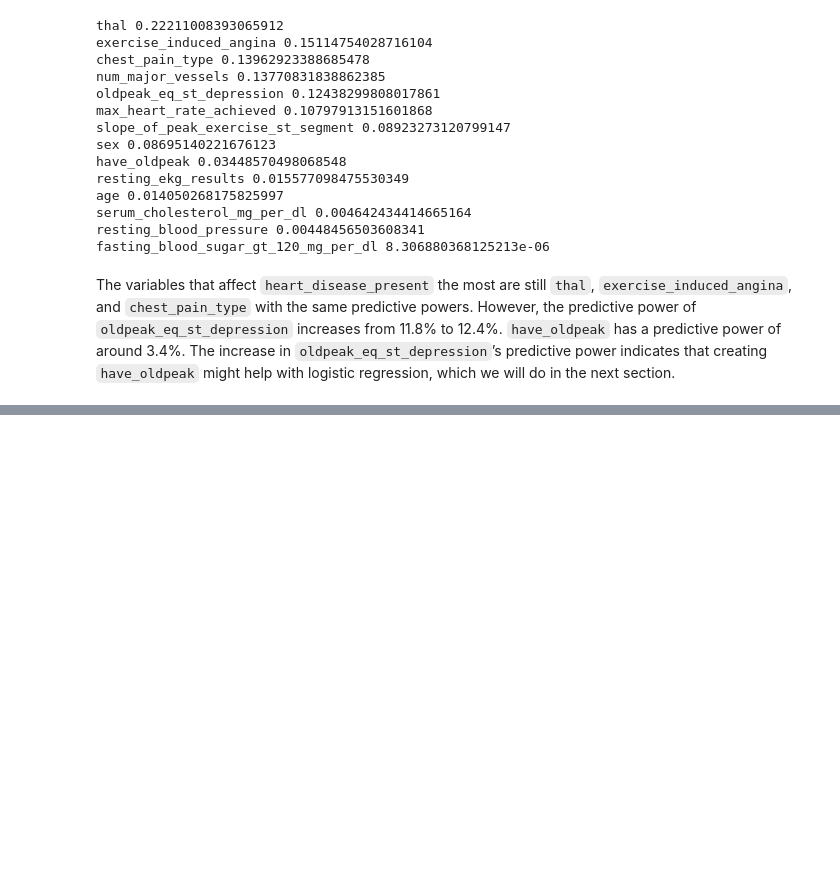
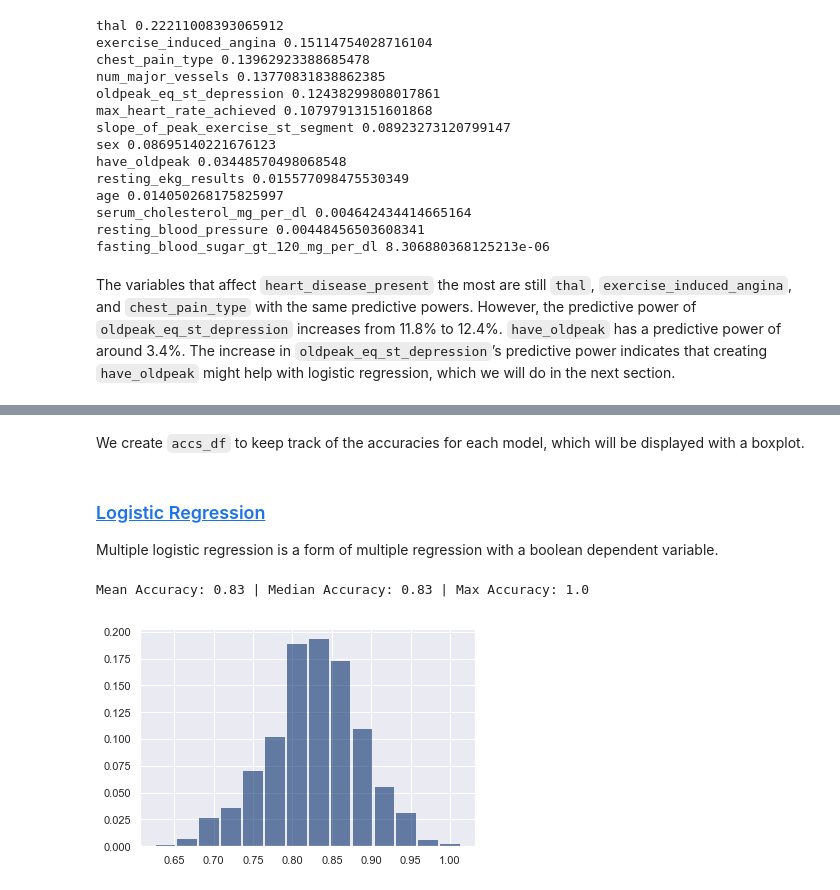
Before and after one commit to coverney/ThinkStats2, a Jupyter notebook: project3/project3.ipynb, the cells around one changed output, grey strips where cells are left out. Drawn from its saved outputs; the diff is of its cells as text; code cells hidden in the pictures; blank space fills up the shorter version.

```diff
--- a/project3/project3.ipynb
+++ b/project3/project3.ipynb
@@ -502,0 +530,8 @@ The variables that affect `heart_disease_present` the most are still `thal`, `ex
+# %%
+categorical_vars= ['thal', 'chest_pain_type', 'sex', 'fasting_blood_sugar_gt_120_mg_per_dl', 'exercise_induced_angina', 'have_oldpeak']
+dummy_vars = ['thal', 'chest_pain_type']
+for col in x.columns:
+    if col not in categorical_vars:
+        mean = x[col].mean()
+        std = x[col].std()
+        x[col] = (x[col] - mean)/std
@@ -502,0 +540,3 @@ The variables that affect `heart_disease_present` the most are still `thal`, `ex
+# %%
+x = pd.get_dummies(x, columns=dummy_vars, drop_first=True)
+x.head()
@@ -502,0 +559,34 @@ The variables that affect `heart_disease_present` the most are still `thal`, `ex
+# %%
+def printAndPlotPmf(accs):
+    print("Mean Accuracy:", round(np.mean(accs), 2), "| Median Accuracy:", round(np.median(accs), 2), "| Max Accuracy:", round(np.max(accs), 2))
+    pmf = thinkstats2.Pmf(accs)
+    thinkplot.Hist(pmf)
+
+def GetAccuracyDist(x, y, model=None, inter=1000):
+    if model is None:
+        raise TypeError
+
+    accs = []
+    for _ in range(inter):
+        x_train, x_test, y_train, y_test = train_test_split(x, y, test_size=0.2, shuffle=True)
+        model.fit(x_train, y_train)
+        y_test_pred = model.predict(x_test)
+        acc = accuracy_score(np.round(y_test_pred), y_test)
+        accs.append(acc)
+
+    printAndPlotPmf(accs)
+    return np.asarray(accs)
+# %% [markdown]
+We create `accs_df` to keep track of the accuracies for each model, which will be displayed with a boxplot.
+# %%
+accs_df = pd.DataFrame()
+# %% [markdown]
+### [Logistic Regression](https://scikit-learn.org/stable/modules/generated/sklearn.linear_model.LogisticRegression.html)
+
+Multiple logistic regression is a form of multiple regression with a boolean dependent variable.
+# %%
+accs = GetAccuracyDist(x, y, model=LogisticRegression(solver='lbfgs'))
+accs_df['Logistic'] = accs
+# %% [output]
+Mean Accuracy: 0.83 | Median Accuracy: 0.83 | Max Accuracy: 1.0
+[figure, added]
```
Also changed, not shown: parts of 38 cells of this notebook.
